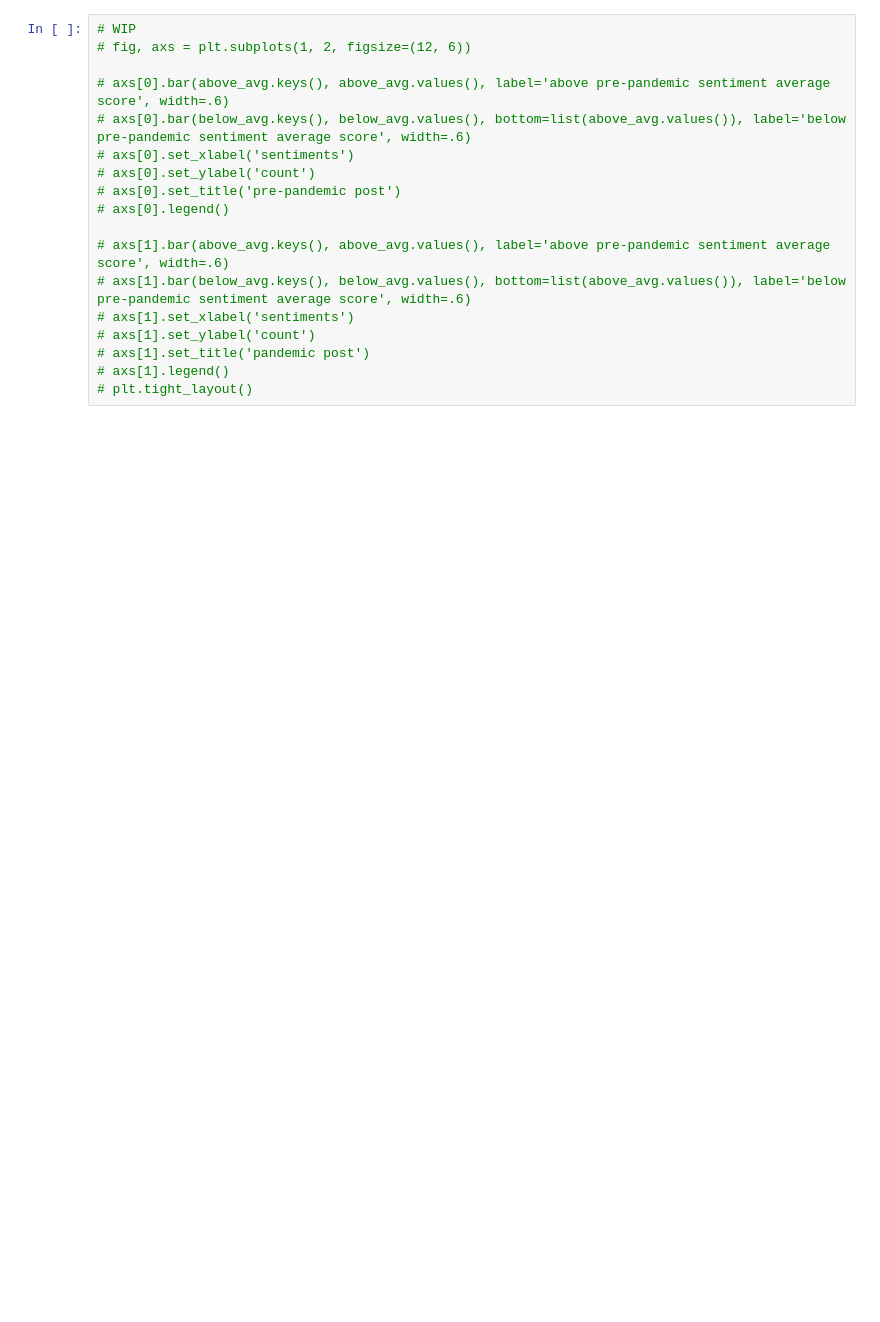
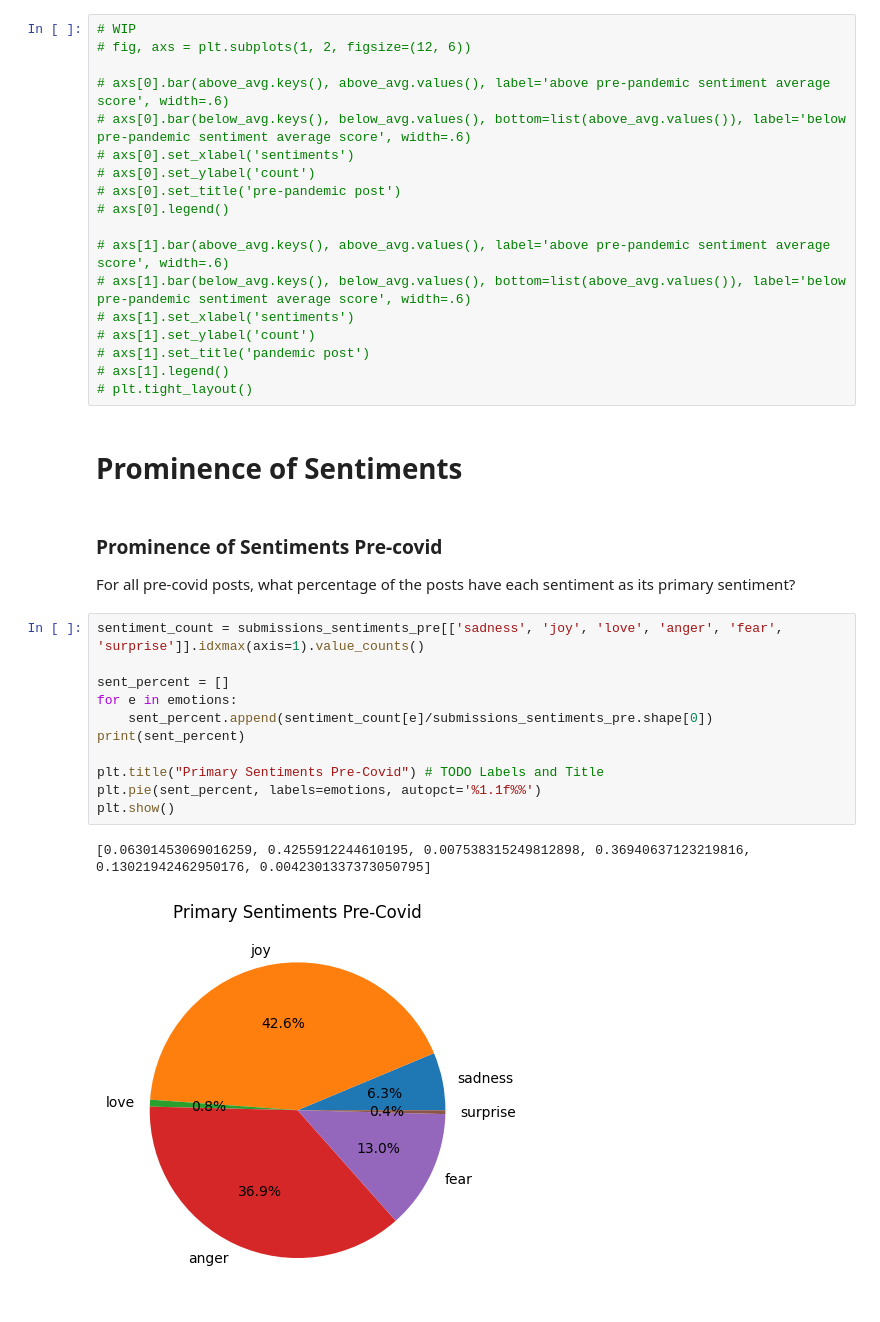
Before and after one commit to avaove/d25-project, a Jupyter notebook: d25-proj.ipynb, the cells around one changed output. Saved outputs shown, nothing was run; the diff lists cells and outputs as text; blank space fills up the shorter version.

```diff
--- a/d25-proj.ipynb
+++ b/d25-proj.ipynb
@@ -287,3 +322,22 @@ plot_emotion_corr('sadness', 'joy', 224)
 # axs[1].set_title('pandemic post')
 # axs[1].legend()
 # plt.tight_layout()
+# %% [markdown]
+# Prominence of Sentiments
+# %% [markdown]
+### Prominence of Sentiments Pre-covid
+For all pre-covid posts, what percentage of the posts have each sentiment as its primary sentiment?
+# %%
+sentiment_count = submissions_sentiments_pre[['sadness', 'joy', 'love', 'anger', 'fear', 'surprise']].idxmax(axis=1).value_counts()
+
+sent_percent = []
+for e in emotions:
+    sent_percent.append(sentiment_count[e]/submissions_sentiments_pre.shape[0])
+print(sent_percent)
+
+plt.title("Primary Sentiments Pre-Covid") # TODO Labels and Title
+plt.pie(sent_percent, labels=emotions, autopct='%1.1f%%')
+plt.show()
+# %% [output]
+[0.06301453069016259, 0.4255912244610195, 0.007538315249812898, 0.36940637123219816, 0.13021942462950176, 0.0042301337373050795]
+[figure, added]
```
Also changed, not shown: parts of 22 cells of this notebook, 1 other file.
